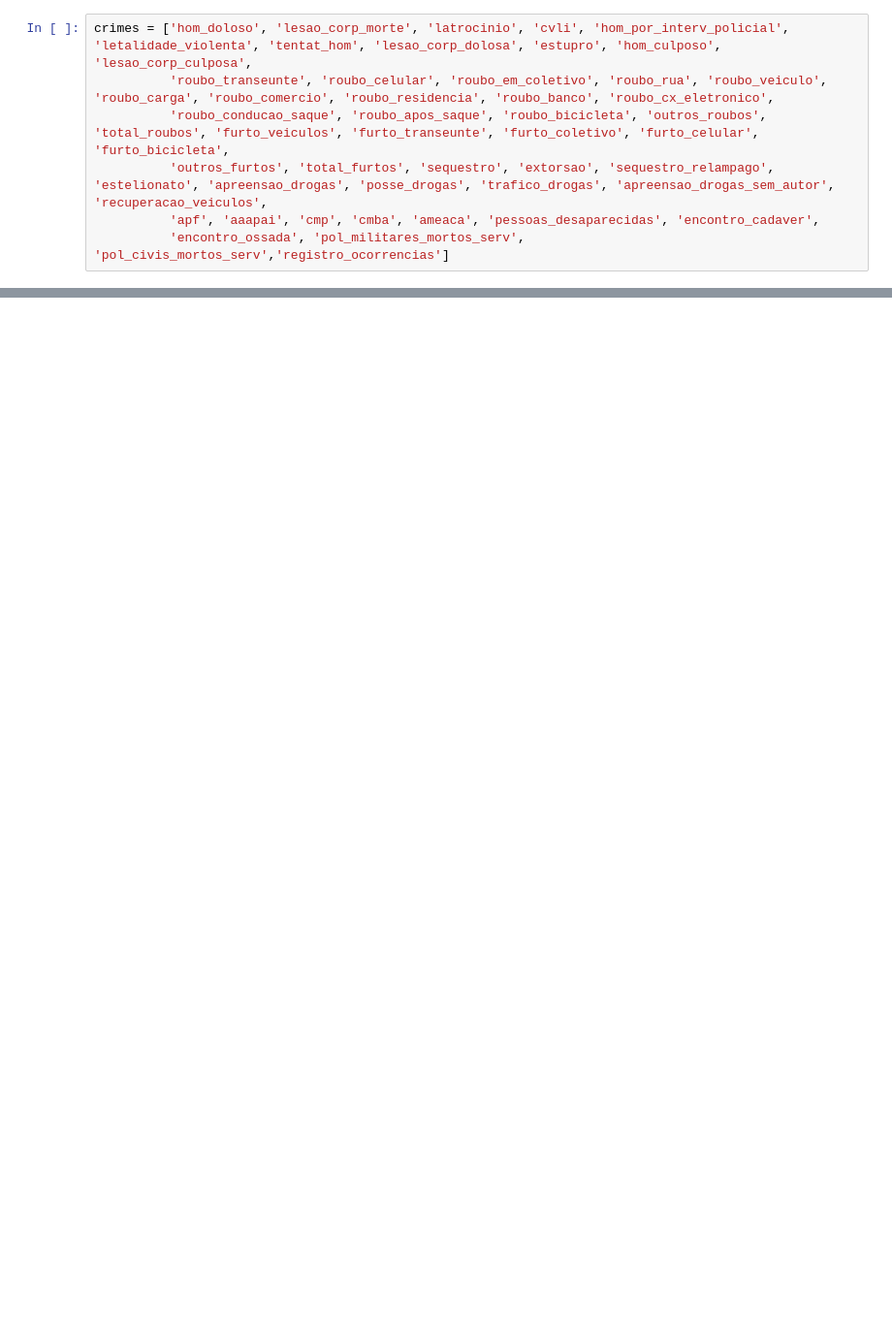
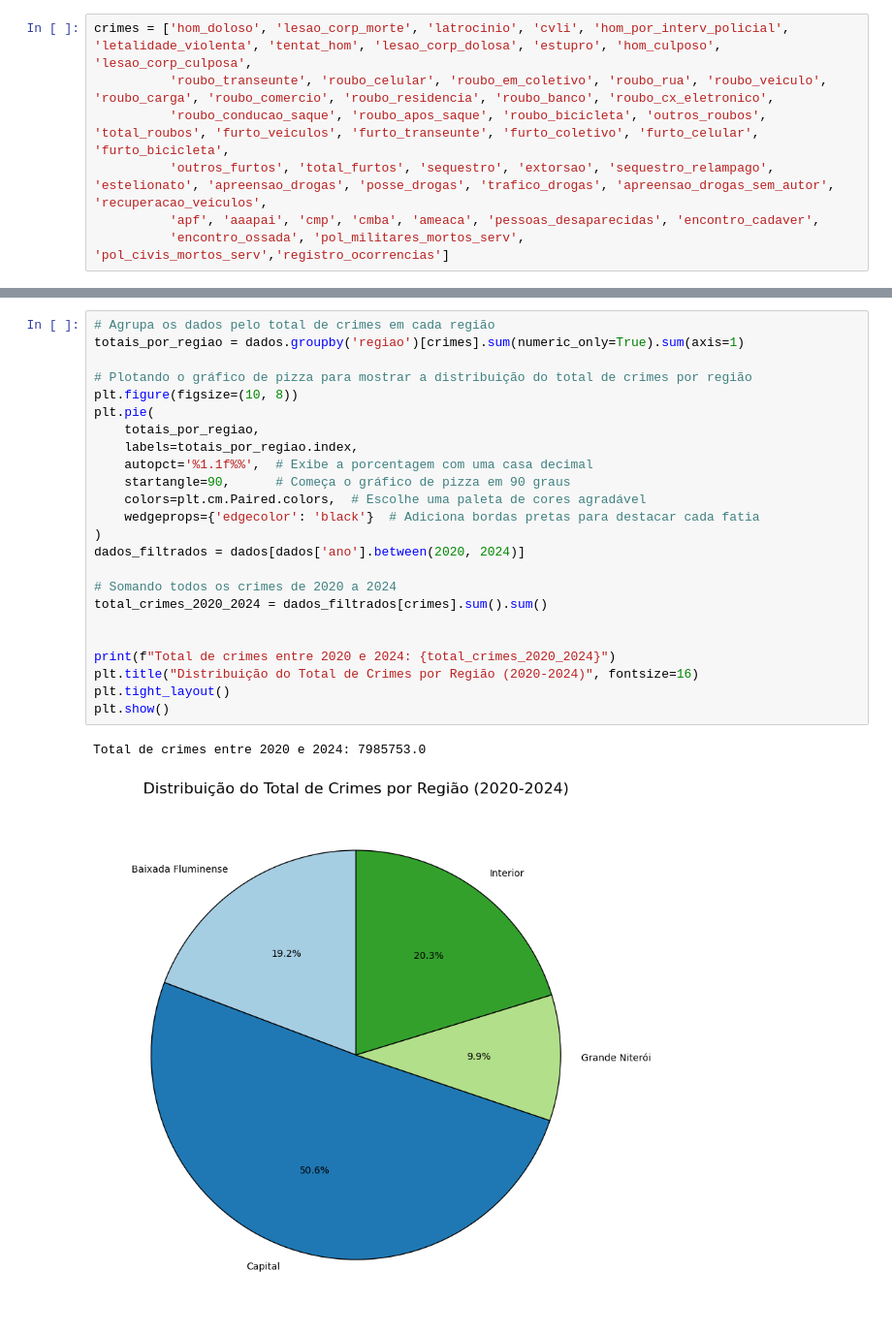
Before and after one commit to jnascimentoc/Projeto-Final-Mulheres-Tech-Senac, a Jupyter notebook: Etapa1.ipynb, the cells around one changed output, grey strips where cells are left out. Shown at 97% size. Drawn from its saved outputs; the diff is of its cells as text; blank space fills up the shorter version.

Commit message:
Atualização de análises adicionais

```diff
--- a/Etapa1.ipynb
+++ b/Etapa1.ipynb
@@ -217,0 +320,27 @@ display(df_estatisticas_crimes)
+# %%
+# Agrupa os dados pelo total de crimes em cada região
+totais_por_regiao = dados.groupby('regiao')[crimes].sum(numeric_only=True).sum(axis=1)
+
+# Plotando o gráfico de pizza para mostrar a distribuição do total de crimes por região
+plt.figure(figsize=(10, 8))
+plt.pie(
+    totais_por_regiao,
+    labels=totais_por_regiao.index,
+    autopct='%1.1f%%',  # Exibe a porcentagem com uma casa decimal
+    startangle=90,      # Começa o gráfico de pizza em 90 graus
+    colors=plt.cm.Paired.colors,  # Escolhe uma paleta de cores agradável
+    wedgeprops={'edgecolor': 'black'}  # Adiciona bordas pretas para destacar cada fatia
+)
+dados_filtrados = dados[dados['ano'].between(2020, 2024)]
+
+# Somando todos os crimes de 2020 a 2024
+total_crimes_2020_2024 = dados_filtrados[crimes].sum().sum()
+
+
+print(f"Total de crimes entre 2020 e 2024: {total_crimes_2020_2024}")
+plt.title("Distribuição do Total de Crimes por Região (2020-2024)", fontsize=16)
+plt.tight_layout()
+plt.show()
+# %% [output]
+Total de crimes entre 2020 e 2024: 7985753.0
+[figure, added]
```
Also changed, not shown: parts of 10 cells of this notebook.
